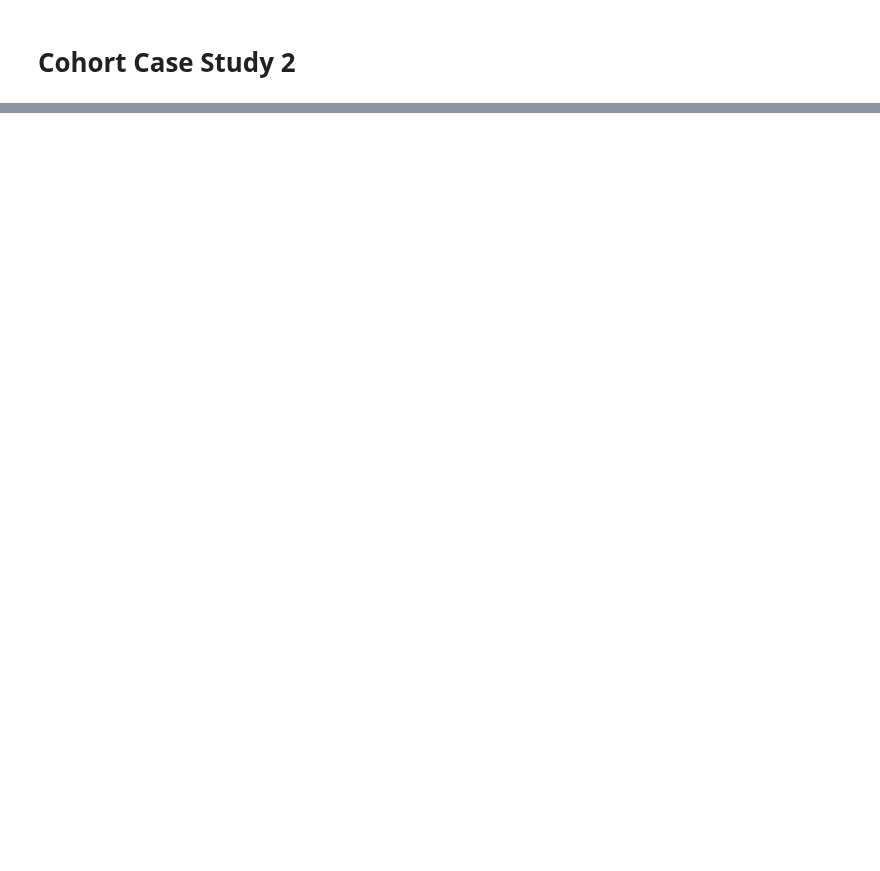
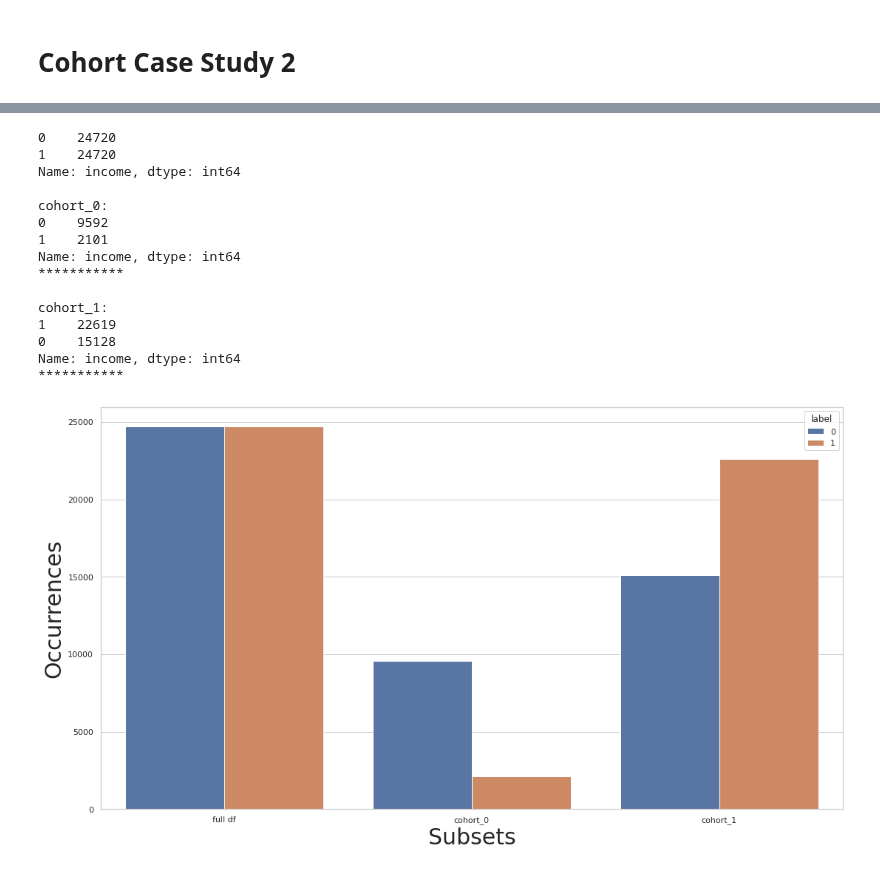
Before and after one commit to microsoft/responsible-ai-toolbox-mitigations, a Jupyter notebook: notebooks/cohort/case_study/case_2.ipynb, the cells around one changed output, grey strips where cells are left out. Saved outputs shown, nothing was run; the diff lists cells and outputs as text; code cells hidden in the pictures; blank space fills up the shorter version.

```diff
--- a/notebooks/cohort/case_study/case_2.ipynb
+++ b/notebooks/cohort/case_study/case_2.ipynb
@@ -76 +178,31 @@ Name: income, dtype: int64
+# %%
+rebalance = dp.Rebalance(verbose=False)
+new_X_train, new_y_train = rebalance.fit_resample(X_train, y_train)
+
+cohort_set = CohortManager(cohort_col=["gender"])
+cohort_set.fit(X=new_X_train, y=new_y_train)
+subsets = cohort_set.get_subsets(new_X_train, new_y_train, apply_transform=False)
+
+print(new_y_train.value_counts())
+for key in subsets.keys():
+    print(f"\n{key}:\n{subsets[key]['y'].value_counts()}\n***********")
+
+plot_value_counts_cohort(new_y_train, subsets, normalize=False)
+# %% [output]
+0    24720
+1    24720
+Name: income, dtype: int64
+
+cohort_0:
+0    9592
+1    2101
+Name: income, dtype: int64
+***********
+
+cohort_1:
+1    22619
+0    15128
+Name: income, dtype: int64
+***********
+[figure, added]
 # %%
```
Also changed, not shown: parts of 28 cells of this notebook, 4 other files.
